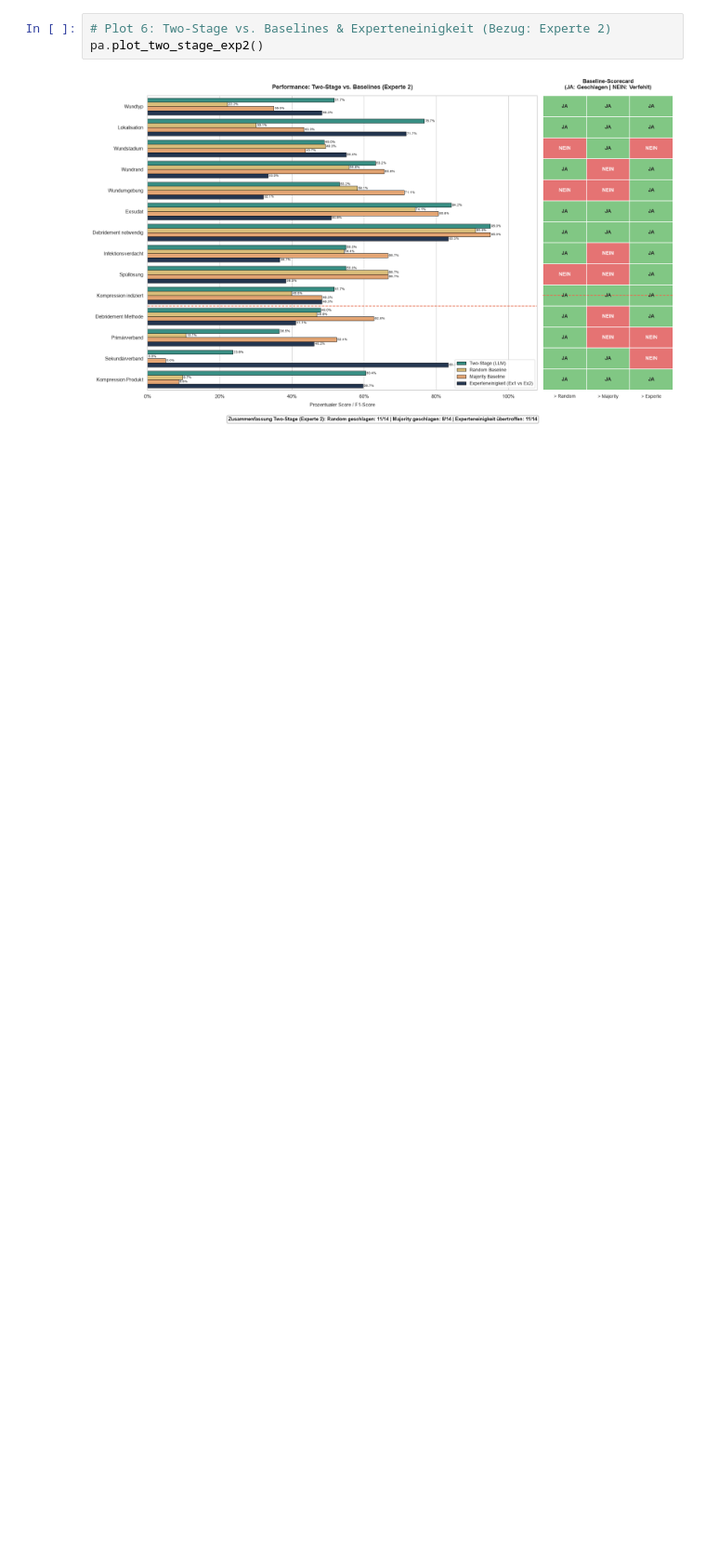
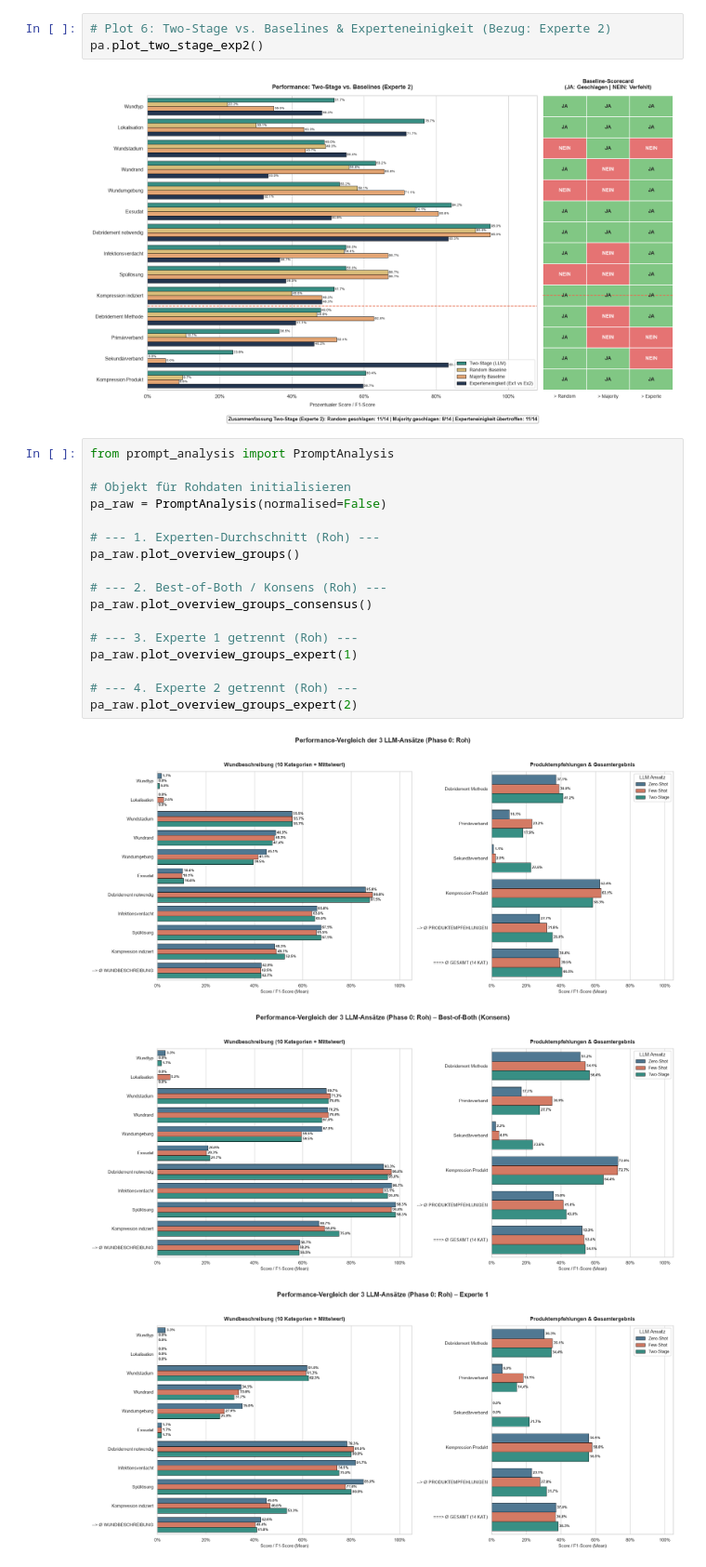
Before and after one commit to code-mert/masterarbeitmodell, a Jupyter notebook: notebooks/analyse_prompts/all_prompts.ipynb, the cells around one changed output. Shown at 93% size. Drawn from its saved outputs; the diff is of its cells as text; blank space fills up the shorter version.

```diff
--- a/notebooks/analyse_prompts/all_prompts.ipynb
+++ b/notebooks/analyse_prompts/all_prompts.ipynb
@@ -107,3 +107,24 @@ pa.plot_two_stage_exp1()
 pa.plot_two_stage_exp2()
 # %% [output]
 [figure]
+# %%
+from prompt_analysis import PromptAnalysis
+
+# Objekt für Rohdaten initialisieren
+pa_raw = PromptAnalysis(normalised=False)
+
+# --- 1. Experten-Durchschnitt (Roh) ---
+pa_raw.plot_overview_groups()
+
+# --- 2. Best-of-Both / Konsens (Roh) ---
+pa_raw.plot_overview_groups_consensus()
+
+# --- 3. Experte 1 getrennt (Roh) ---
+pa_raw.plot_overview_groups_expert(1)
+
+# --- 4. Experte 2 getrennt (Roh) ---
+pa_raw.plot_overview_groups_expert(2)
+# %% [output]
+[figure, added]
+[figure, added]
+[figure, added]
```
Also changed, not shown: parts of 4 cells of this notebook, 1 other file.
